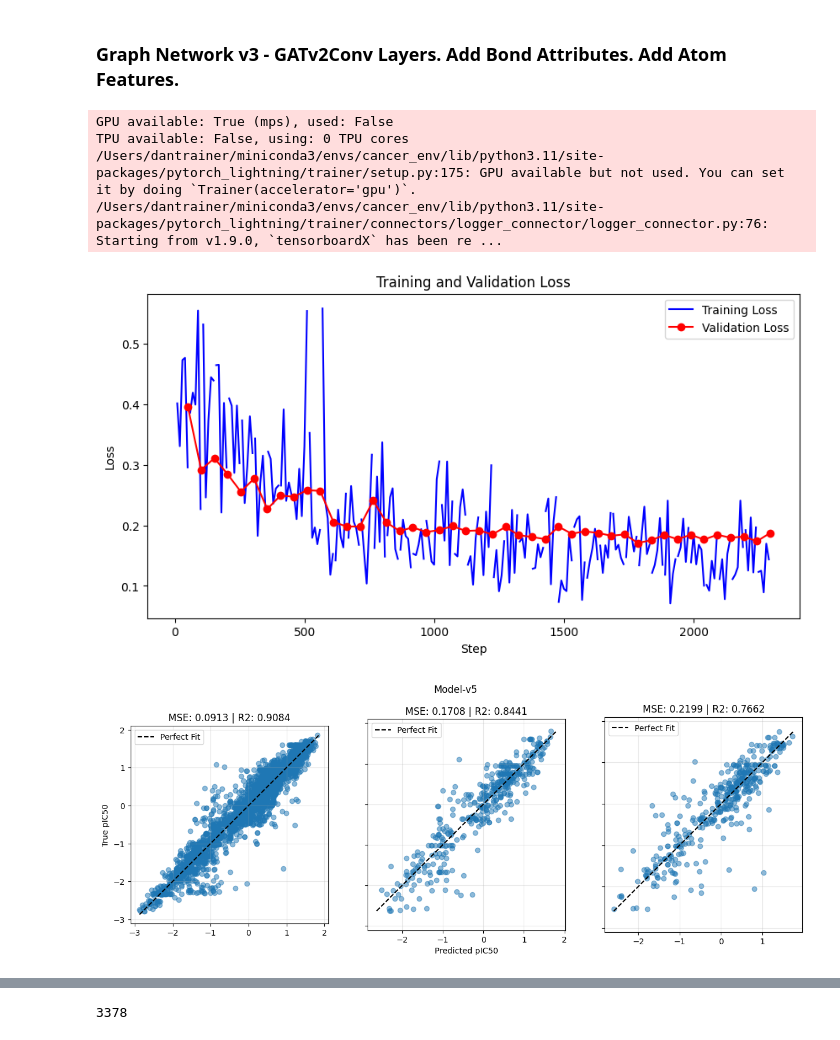
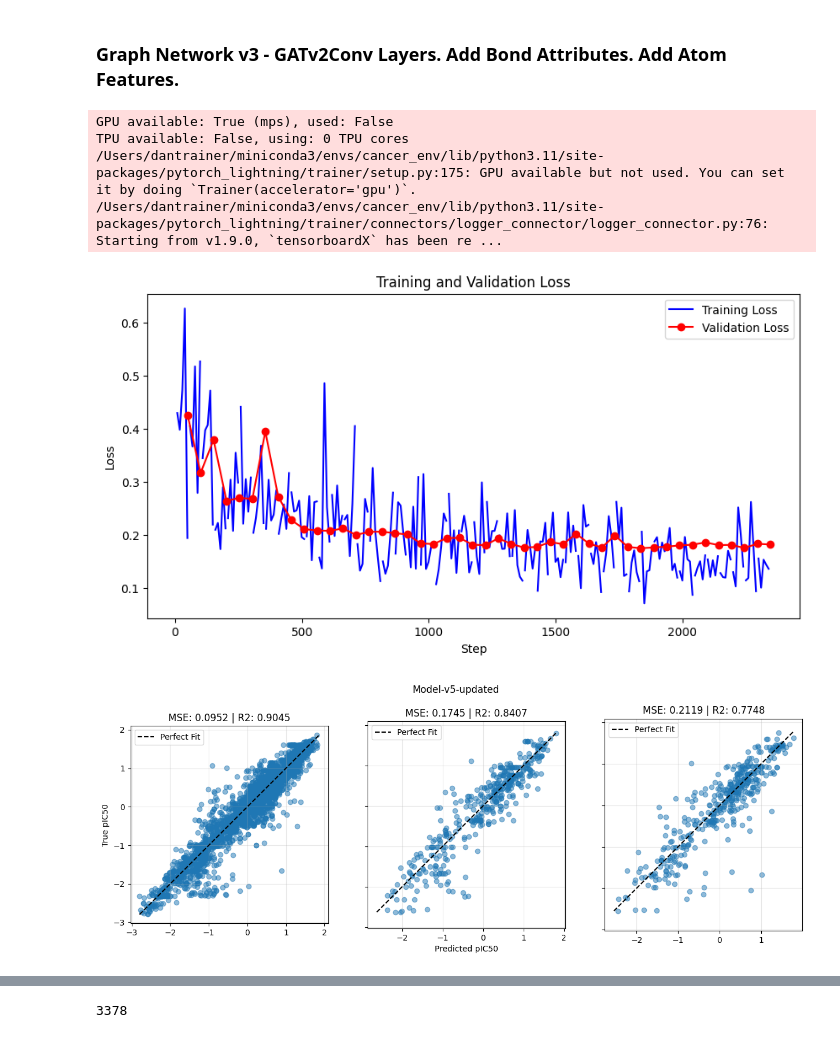
Before and after one commit to Djtrainer/cancer_research, a Jupyter notebook: notebooks/mdm2_breaker_model_analysis.ipynb, the cells around one changed output, grey strips where cells are left out. Drawn from its saved outputs; the diff is of its cells as text; code cells hidden in the pictures.

```diff
--- a/notebooks/mdm2_breaker_model_analysis.ipynb
+++ b/notebooks/mdm2_breaker_model_analysis.ipynb
@@ -283,7 +283,7 @@ def train_model(
 
     system = SarcomaScoutSystem(model=model, protein_graph=protein_graph, lr=lr)
 
-    trainer.fit(system, train_loader, val_loader)
+    # trainer.fit(system, train_loader, val_loader)
 
     return model, train_loader, val_loader, test_loader
 # %%
@@ -481,34 +481,34 @@ protein_graph = protein_data.get_graph()
 # %%
 model_v5, train_loader_v5, val_loader_v5, test_loader_v5 = train_model(
     model=GraphSiameseNetwork_v5(),
     mol_class=SmallMoleculeFeaturizer_v5,
     protein_graph=protein_graph,
     train_indices=train_indices,
     val_indices=val_indices,
     test_indices=test_indices,
     epochs=EPOCHS,
     lr=LR,
-    save_name="Model-v5",
+    save_name="Model-v5-updated",
 )
-plot_loss("lightning_logs/version_4/metrics.csv")
+plot_loss("lightning_logs/version_5/metrics.csv")
 # %% [output]
 GPU available: True (mps), used: False
 TPU available: False, using: 0 TPU cores
 /Users/dantrainer/miniconda3/envs/cancer_env/lib/python3.11/site-packages/pytorch_lightning/trainer/setup.py:175: GPU available but not used. You can set it by doing `Trainer(accelerator='gpu')`.
 /Users/dantrainer/miniconda3/envs/cancer_env/lib/python3.11/site-packages/pytorch_lightning/trainer/connectors/logger_connector/logger_connector.py:76: Starting from v1.9.0, `tensorboardX` has been re ...
-[figure, old version]
+[figure, new version]
 # %%
 model_v5 = load_model_from_checkpoint(
-    GraphSiameseNetwork_v5, "checkpoints/Model-v5.ckpt"
+    GraphSiameseNetwork_v5, "checkpoints/Model-v5-updated.ckpt"
 )
 plot_predictions(
     model_v5,
     (train_loader_v5, val_loader_v5, test_loader_v5),
     protein_graph,
-    "Model-v5",
+    "Model-v5-updated",
 )
 # %% [output]
-[figure, old version]
+[figure, new version]
 # %%
 dataset_v5 = SmallMoleculeFeaturizer_v5(
     root=os.path.join(ROOT, "data", "MDM2_Breaker"), file_path=mol_file
```
Also changed, not shown: parts of 9 cells of this notebook, 1 other file.
